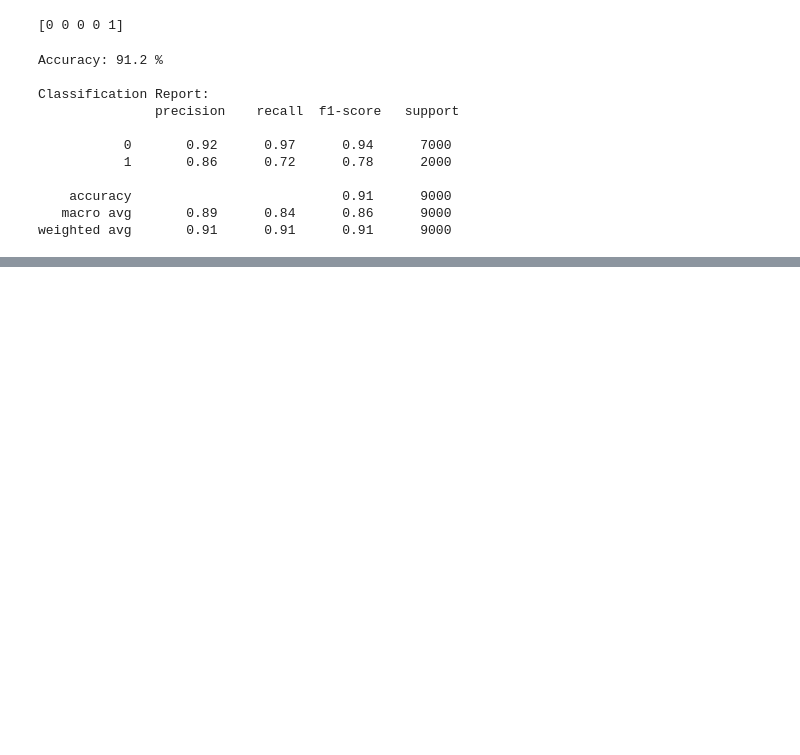
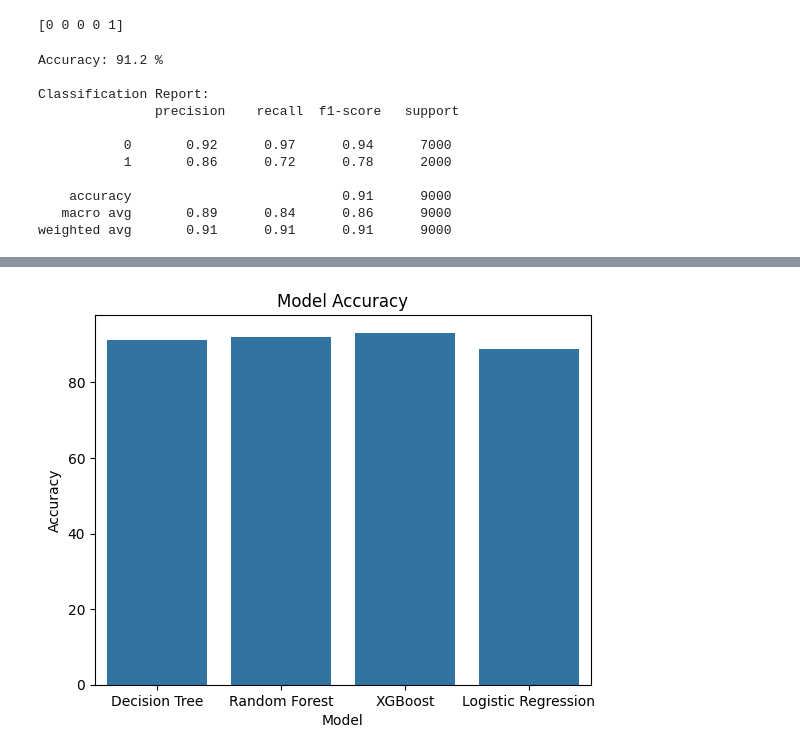
Before and after one commit to 3Techies/Bias-Detection-ML-models, a Jupyter notebook: notebooks/02_baseline_model.ipynb, the cells around one changed output, grey strips where cells are left out. Cells and saved outputs as stored; diff of their text form; code cells hidden in the pictures; blank space fills up the shorter version.

```diff
--- a/notebooks/02_baseline_model.ipynb
+++ b/notebooks/02_baseline_model.ipynb
@@ -174,0 +348,38 @@ Please also refer to the documentation for alternative solver options:
+# %%
+model_results_data = []
+for i, mod_name in enumerate(mod_names):
+    print(f"Model: {mod_name}")
+    res = mod_results[i]
+    cm = confusion_matrix(y_test, res)
+    tn_m, fp_m, fn_m, tp_m = confusion_by_group( y_test, res, sensitive_test, male)
+    tn_f, fp_f, fn_f, tp_f = confusion_by_group( y_test, res, sensitive_test, female )
+    print("Confusion Matrix for ",male)
+    print(f"""
+    Confusion Matrix
+    ----------------
+    TP: {tp_m} | FP: {fp_m}
+    FN: {fn_m} | TN: {tn_m}
+    """)
+    print()
+    print("Confusion Matrix for ",female)
+    print(f"""
+    Confusion Matrix
+    ----------------
+    TP: {tp_f} | FP: {fp_f}
+    FN: {fn_f} | TN: {tn_f}
+    """)
+    print()
+    fnr_m, tpr_m = rates(tn_m, fp_m, fn_m, tp_m)
+    fnr_f, tpr_f = rates(tn_f, fp_f, fn_f, tp_f)
+    print(f"Male → FNR: {fnr_m:.2f}, TPR: {tpr_m:.2f}, Female → FNR: {fnr_f:.2f}, TPR: {tpr_f:.2f}")
+    print(f"eo = {(tpr_m - tpr_f)*100}")
+    print()
+    eo = (tpr_m - tpr_f)*100
+    dp = (model_appr[mod_name][0]-model_appr[mod_name][1])*100
+    accuracy = accuracy_score(y_test, res)*100
+    model_results_data.append({
+        'Model': mod_name,
+        'Accuracy': accuracy,
+        'DP': dp,
+        'EO': eo
+    })
@@ -174,0 +412,3 @@ Please also refer to the documentation for alternative solver options:
+# %%
+model_results_df = pd.DataFrame(model_results_data)
+display(model_results_df)
@@ -174,0 +421,6 @@ Please also refer to the documentation for alternative solver options:
+# %%
+sns.barplot(model_results_df, x="Model", y="Accuracy")
+plt.title("Model Accuracy")
+plt.show()
+# %% [output]
+[figure, added]
```
Also changed, not shown: parts of 49 cells of this notebook.
